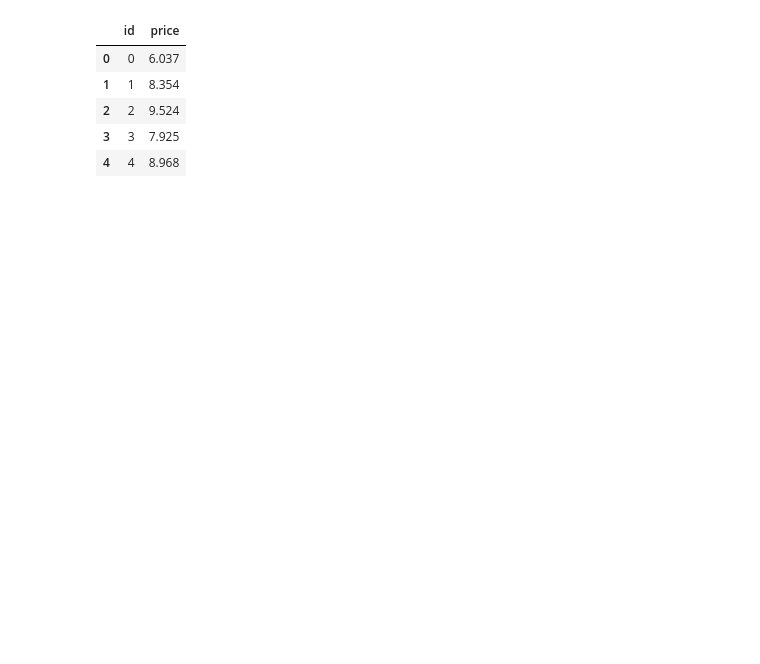
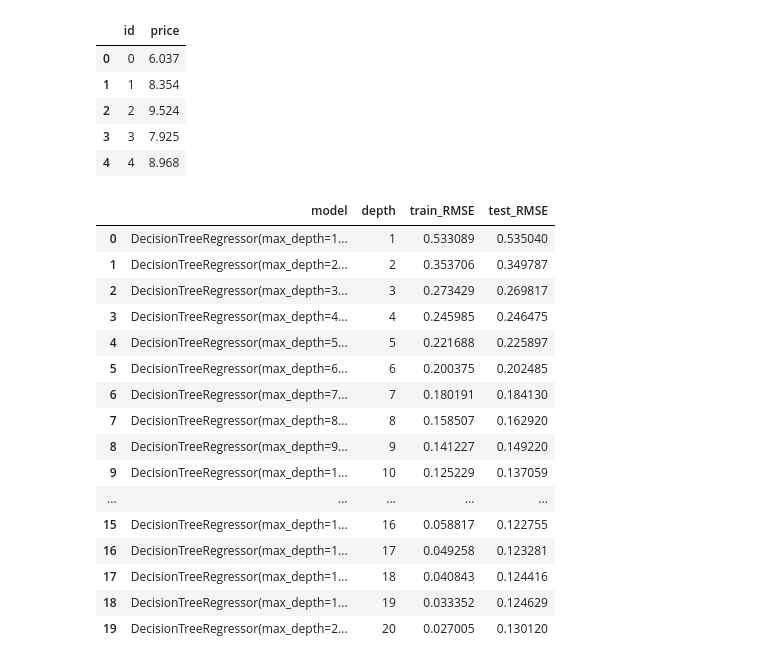
Before and after one commit to Jorge-Solana/Machine-Learning-for-Diamonds, a Jupyter notebook: Data Set Cleaning.ipynb, the cells around one changed output. Cells and saved outputs as stored; diff of their text form; code cells hidden in the pictures; blank space fills up the shorter version.

```diff
--- a/Data Set Cleaning.ipynb
+++ b/Data Set Cleaning.ipynb
@@ -312,0 +335,21 @@ d_up.to_csv('upload1.csv', index=False)
+# %%
+results_df = pd.DataFrame(results)
+results_df
+# %% [output]
+|  | model | depth | train_RMSE | test_RMSE |
+| 0 | DecisionTreeRegressor(max_depth=1... | 1 | 0.533089 | 0.535040 |
+| 1 | DecisionTreeRegressor(max_depth=2... | 2 | 0.353706 | 0.349787 |
+| 2 | DecisionTreeRegressor(max_depth=3... | 3 | 0.273429 | 0.269817 |
+| 3 | DecisionTreeRegressor(max_depth=4... | 4 | 0.245985 | 0.246475 |
+| 4 | DecisionTreeRegressor(max_depth=5... | 5 | 0.221688 | 0.225897 |
+| 5 | DecisionTreeRegressor(max_depth=6... | 6 | 0.200375 | 0.202485 |
+| 6 | DecisionTreeRegressor(max_depth=7... | 7 | 0.180191 | 0.184130 |
+| 7 | DecisionTreeRegressor(max_depth=8... | 8 | 0.158507 | 0.162920 |
+| 8 | DecisionTreeRegressor(max_depth=9... | 9 | 0.141227 | 0.149220 |
+| 9 | DecisionTreeRegressor(max_depth=1... | 10 | 0.125229 | 0.137059 |
+| ... | ... | ... | ... | ... |
+| 15 | DecisionTreeRegressor(max_depth=1... | 16 | 0.058817 | 0.122755 |
+| 16 | DecisionTreeRegressor(max_depth=1... | 17 | 0.049258 | 0.123281 |
+| 17 | DecisionTreeRegressor(max_depth=1... | 18 | 0.040843 | 0.124416 |
+| 18 | DecisionTreeRegressor(max_depth=1... | 19 | 0.033352 | 0.124629 |
+| 19 | DecisionTreeRegressor(max_depth=2... | 20 | 0.027005 | 0.130120 |
```
Also changed, not shown: parts of 56 cells of this notebook, 6 other files.
